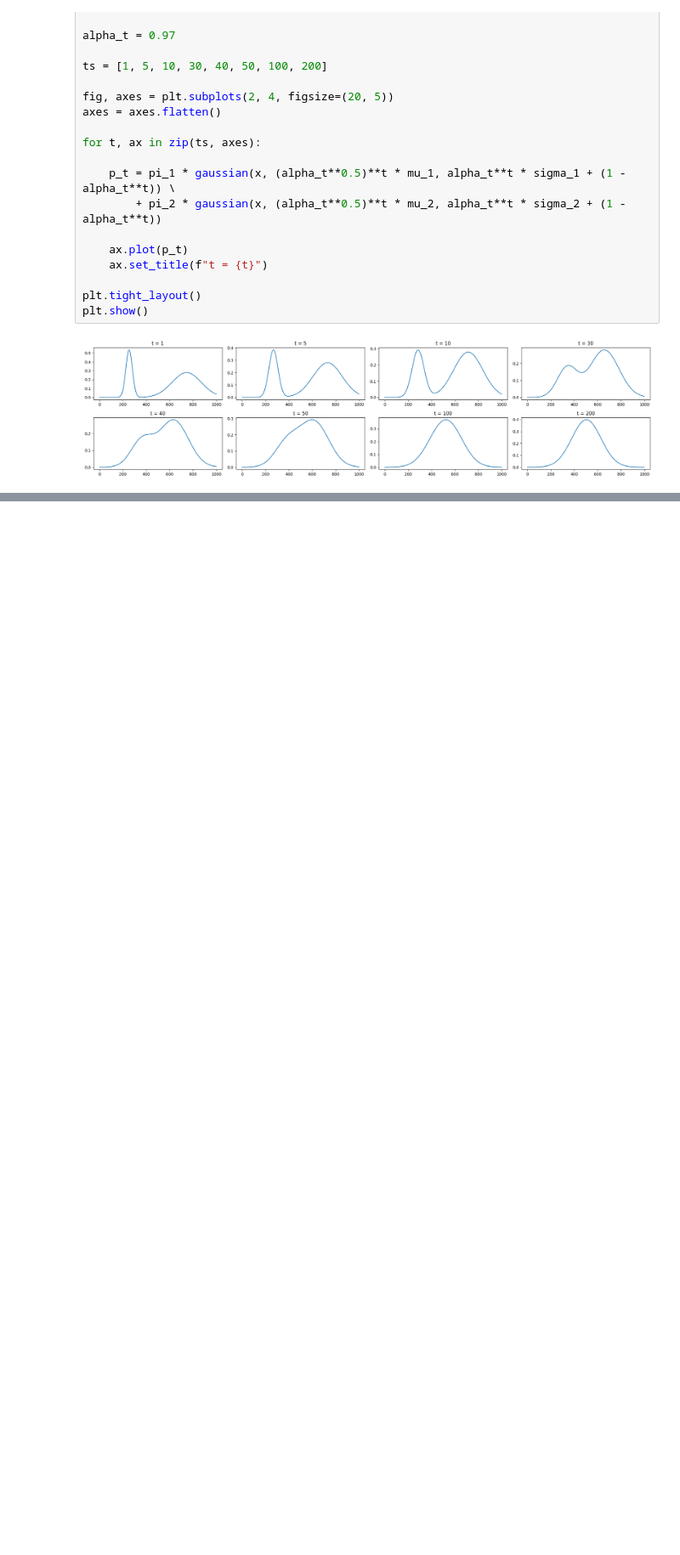
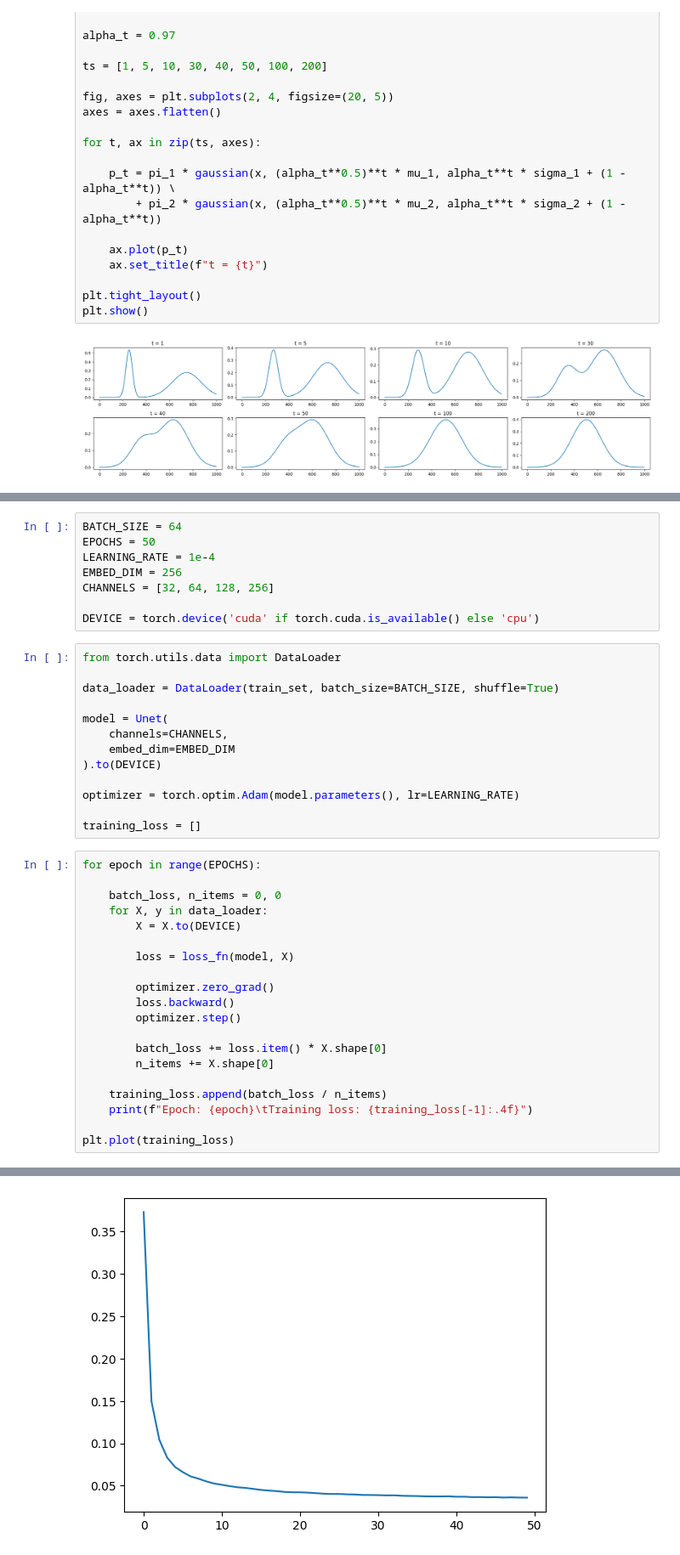
Before and after one commit to Janko-dev/generative_modeling, a Jupyter notebook: notebooks/diffusion_models.ipynb, the cells around one changed output, grey strips where cells are left out. Shown at 85% size. Drawn from its saved outputs; the diff is of its cells as text; blank space fills up the shorter version.

```diff
--- a/notebooks/diffusion_models.ipynb
+++ b/notebooks/diffusion_models.ipynb
@@ -137,0 +319,42 @@ class Unet(nn.Module):
+# %%
+BATCH_SIZE = 64
+EPOCHS = 50
+LEARNING_RATE = 1e-4
+EMBED_DIM = 256
+CHANNELS = [32, 64, 128, 256]
+
+DEVICE = torch.device('cuda' if torch.cuda.is_available() else 'cpu')
+# %%
+from torch.utils.data import DataLoader
+
+data_loader = DataLoader(train_set, batch_size=BATCH_SIZE, shuffle=True)
+
+model = Unet(
+    channels=CHANNELS,
+    embed_dim=EMBED_DIM
+).to(DEVICE)
+
+optimizer = torch.optim.Adam(model.parameters(), lr=LEARNING_RATE)
+
+training_loss = []
+# %%
+for epoch in range(EPOCHS):
+
+    batch_loss, n_items = 0, 0
+    for X, y in data_loader:
+        X = X.to(DEVICE)
+
+        loss = loss_fn(model, X)
+
+        optimizer.zero_grad()
+        loss.backward()
+        optimizer.step()
+
+        batch_loss += loss.item() * X.shape[0]
+        n_items += X.shape[0]
+
+    training_loss.append(batch_loss / n_items)
+    print(f"Epoch: {epoch}\tTraining loss: {training_loss[-1]:.4f}")
+
+plt.plot(training_loss)
+# %% [output]
@@ -137,0 +379 @@ class Unet(nn.Module):
+[figure, added]
```
Also changed, not shown: parts of 14 cells of this notebook, 1 other file.
